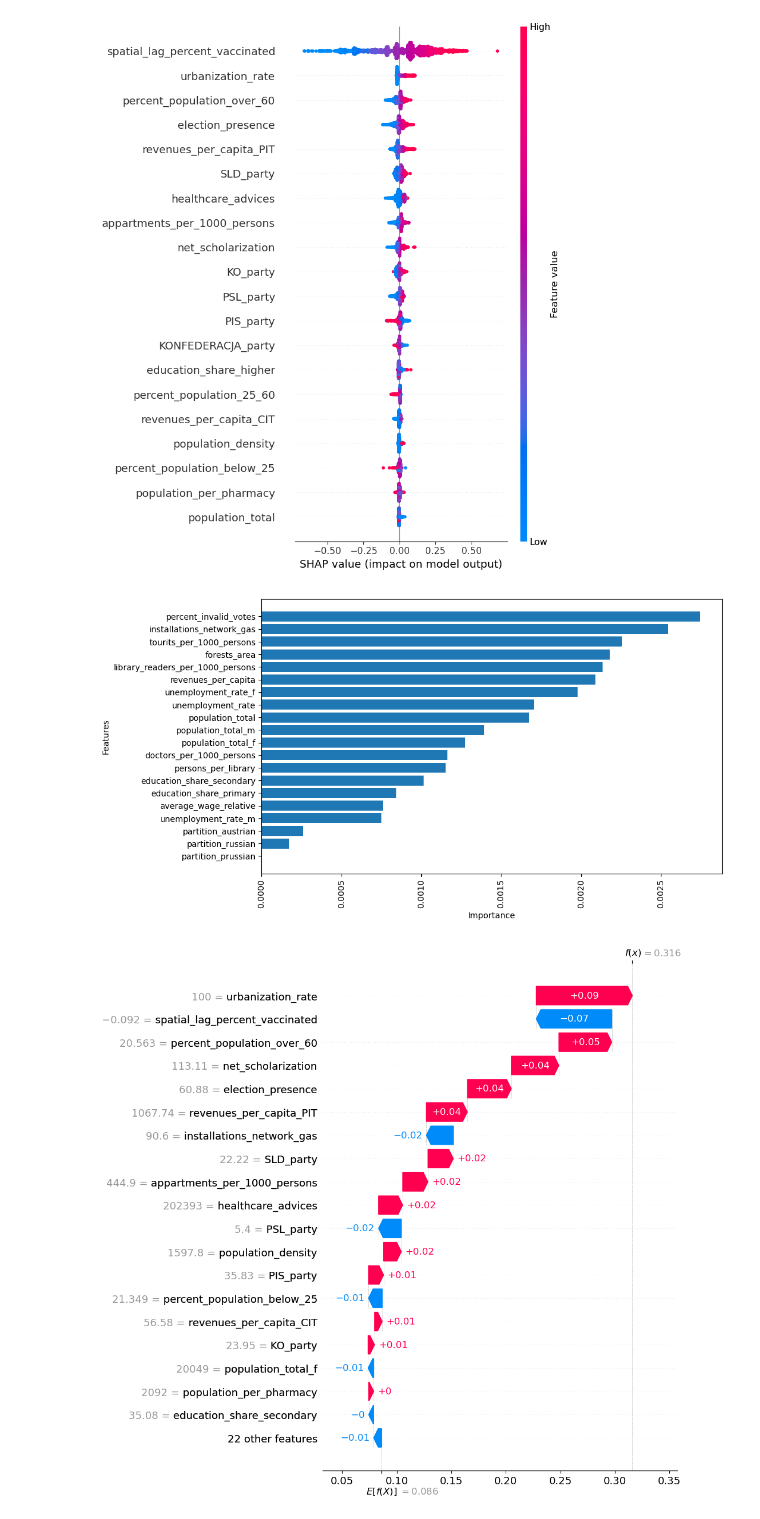
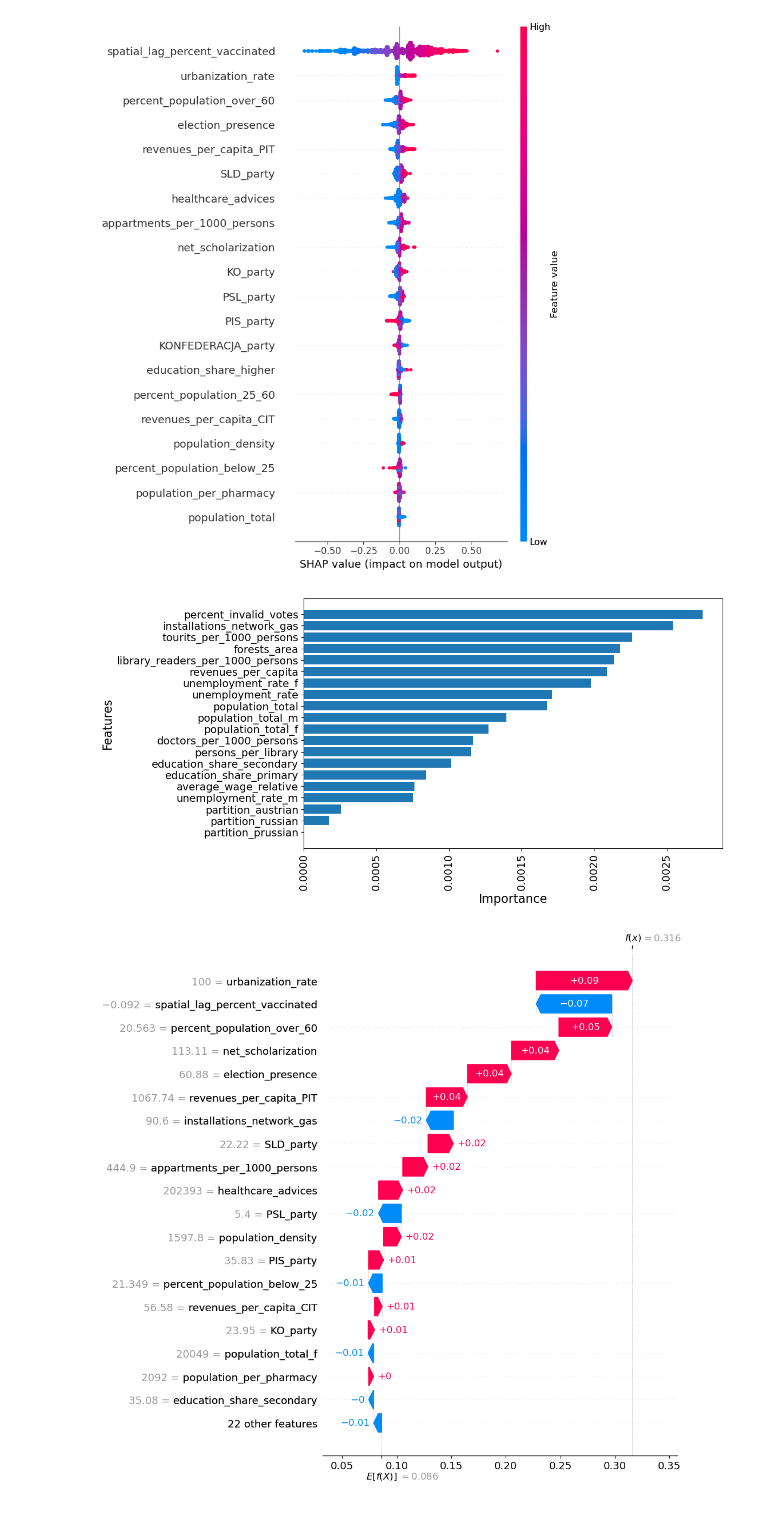
Before and after one commit to jjfrackowiak/WEC2024, a Jupyter notebook: XAI/exploration_notebook.ipynb, the cells around one changed output. Saved outputs shown, nothing was run; the diff lists cells and outputs as text; code cells hidden in the pictures.

Commit message:
Updated notebook with larger fontsizes in plots

```diff
--- a/XAI/exploration_notebook.ipynb
+++ b/XAI/exploration_notebook.ipynb
@@ -54,27 +54,30 @@ shap.summary_plot(shap_values1, filtered_df)
 # %%
 # Impurity based
 
 # Get feature importances from the trained model
 feature_importances = gbm_model.feature_importances_
 
 # Get the names of the features
 feature_names = gbm_model.feature_names_in_  # Assuming X_train is a DataFrame
 
 # Create a DataFrame to store feature names and their importances
 feature_importance_df = pd.DataFrame({'Feature': feature_names, 'Importance': feature_importances})
 
 # Sort the DataFrame by feature importances
 feature_importance_df = feature_importance_df.sort_values(by='Importance', ascending=True)
 
 # Create a barplot
 plt.figure(figsize=(10, 6))
 plt.barh(feature_importance_df['Feature'][:20], feature_importance_df['Importance'][:20])
-plt.xlabel('Importance')
-plt.ylabel('Features')
-plt.xticks(rotation=90)  # Rotate x-axis labels for better readability
+# Set the font size for the axis labels and tick marks
+plt.xlabel('Importance', fontsize=16)
+plt.ylabel('Features', fontsize=16)
+plt.xticks(fontsize=14, rotation=90)
+plt.yticks(fontsize=14)
+
 plt.show()
 # %% [output]
-[figure, old version]
+[figure, new version]
 # %%
 explainer = shap.Explainer(gbm_model, filtered_df)
 shap_values2 = explainer(filtered_df, check_additivity=False)
```
